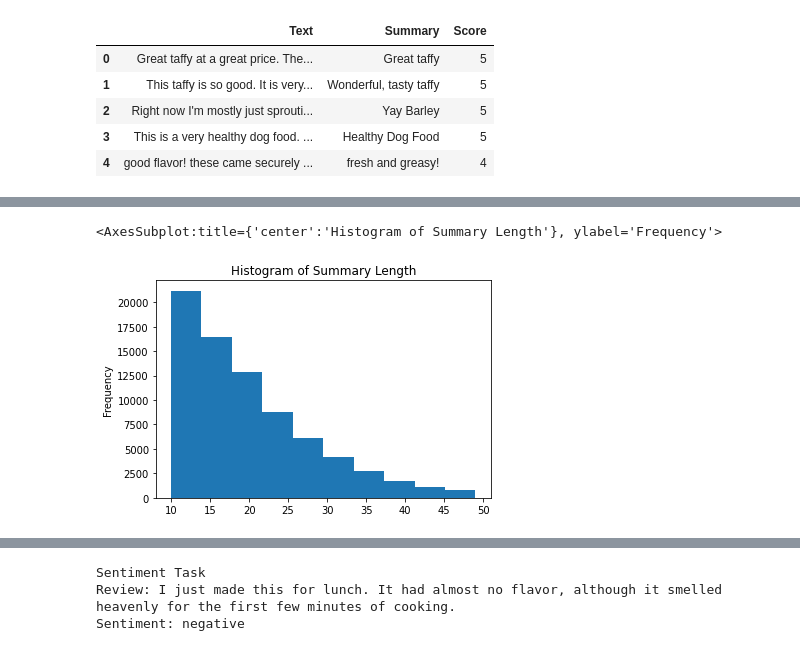
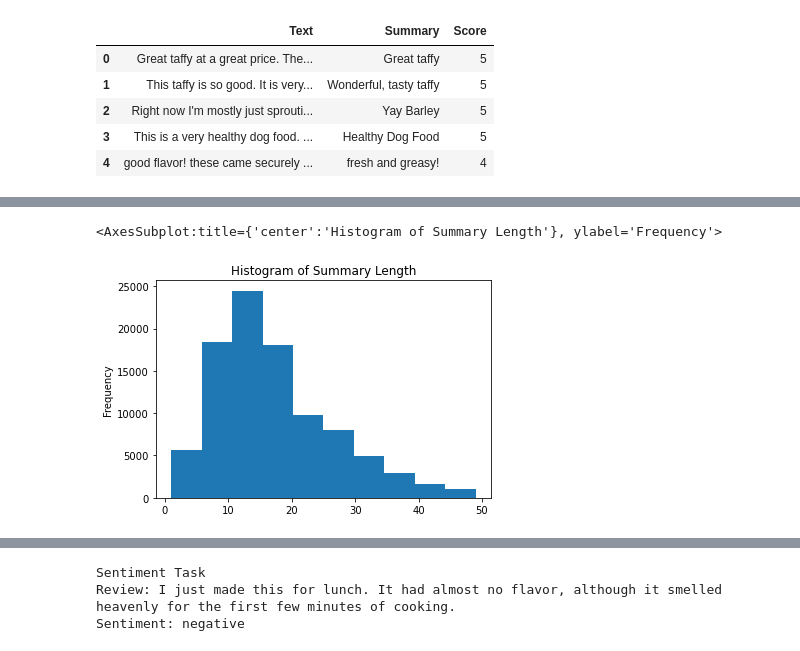
Before and after one commit to sinanuozdemir/oreilly-gpt-hands-on-nlg, a Jupyter notebook: notebooks/Multi_Task_Learning.ipynb, the cells around one changed output, grey strips where cells are left out. Cells and saved outputs as stored; diff of their text form; code cells hidden in the pictures.

```diff
--- a/notebooks/Multi_Task_Learning.ipynb
+++ b/notebooks/Multi_Task_Learning.ipynb
@@ -34,8 +34,8 @@ reviews['Summary'].str.len().plot(kind='hist', title='Histogram of Summary Lengt
 # %%
 # remove very short and very long summaries
-reviews = reviews[(reviews['Summary'].str.len() >= 10) & (reviews['Summary'].str.len() < 50)]
+reviews = reviews[(reviews['Summary'].str.len() < 50)]
 
 reviews['Summary'].str.len().plot(kind='hist', title='Histogram of Summary Length')
 # %% [output]
 <AxesSubplot:title={'center':'Histogram of Summary Length'}, ylabel='Frequency'>
-[figure, old version]
+[figure, new version]
```
Also changed, not shown: parts of 26 cells of this notebook, 5 other files.
